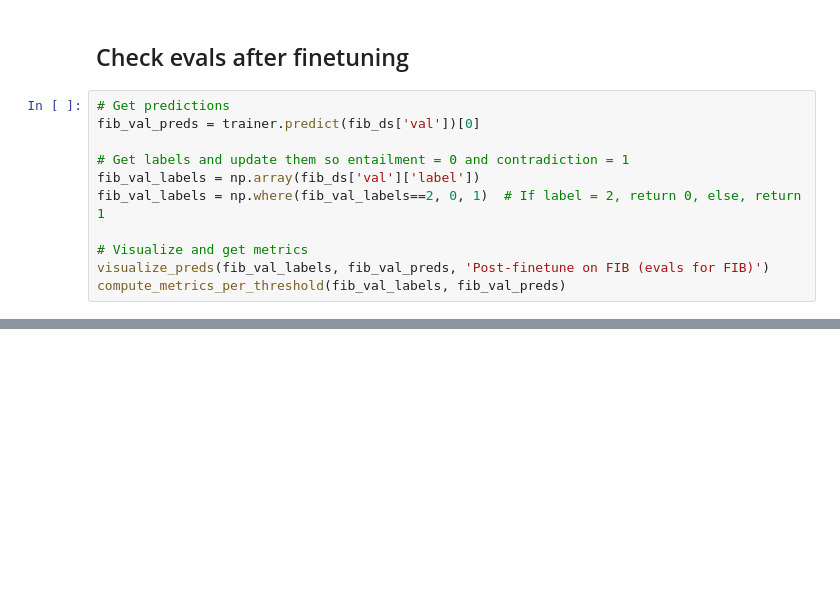
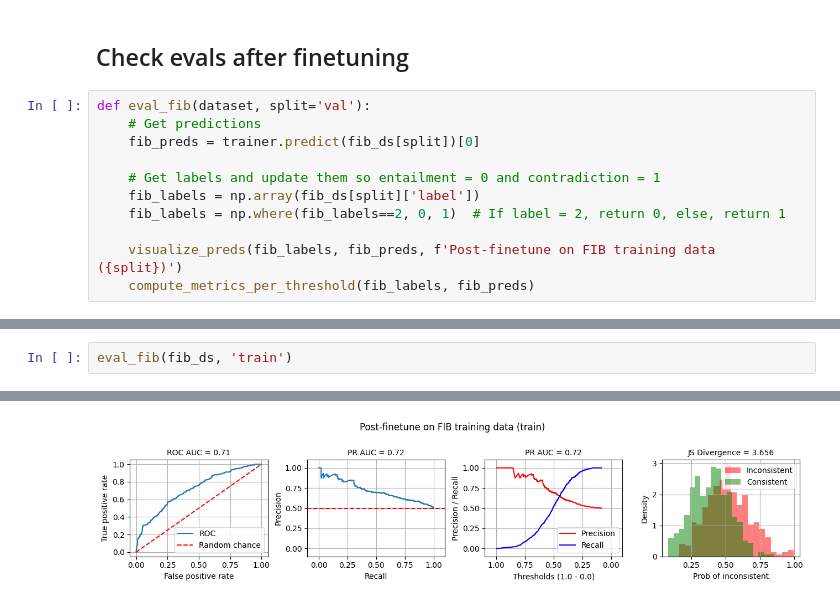
Before and after one commit to eugeneyan/visualizing-finetunes, a Jupyter notebook: 2_ft_fib.ipynb, the cells around one changed output, grey strips where cells are left out. Drawn from its saved outputs; the diff is of its cells as text; blank space fills up the shorter version.

```diff
--- a/2_ft_fib.ipynb
+++ b/2_ft_fib.ipynb
@@ -343,13 +518,13 @@ TrainOutput(global_step=120, training_loss=0.7970377604166666, metrics={'train_r
 # %% [markdown]
 ## Check evals after finetuning
 # %%
-# Get predictions
-fib_val_preds = trainer.predict(fib_ds['val'])[0]
+def eval_fib(dataset, split='val'):
+    # Get predictions
+    fib_preds = trainer.predict(fib_ds[split])[0]
 
-# Get labels and update them so entailment = 0 and contradiction = 1
-fib_val_labels = np.array(fib_ds['val']['label'])
-fib_val_labels = np.where(fib_val_labels==2, 0, 1)  # If label = 2, return 0, else, return 1
+    # Get labels and update them so entailment = 0 and contradiction = 1
+    fib_labels = np.array(fib_ds[split]['label'])
+    fib_labels = np.where(fib_labels==2, 0, 1)  # If label = 2, return 0, else, return 1
 
-# Visualize and get metrics
-visualize_preds(fib_val_labels, fib_val_preds, 'Post-finetune on FIB (evals for FIB)')
-compute_metrics_per_threshold(fib_val_labels, fib_val_preds)
+    visualize_preds(fib_labels, fib_preds, f'Post-finetune on FIB training data ({split})')
+    compute_metrics_per_threshold(fib_labels, fib_preds)
@@ -366,0 +531,3 @@ compute_metrics_per_threshold(fib_val_labels, fib_val_preds)
+# %%
+eval_fib(fib_ds, 'train')
+# %% [output]
@@ -366,0 +535 @@ compute_metrics_per_threshold(fib_val_labels, fib_val_preds)
+[figure, added]
```
Also changed, not shown: parts of 27 cells of this notebook.
